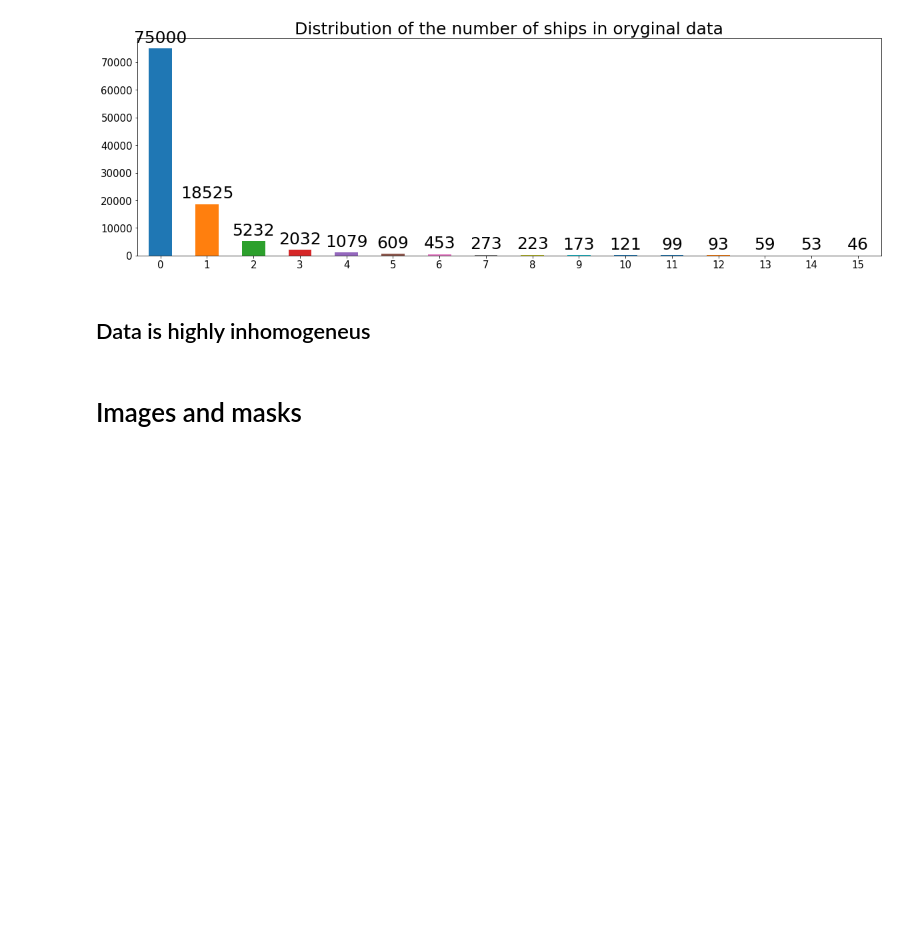
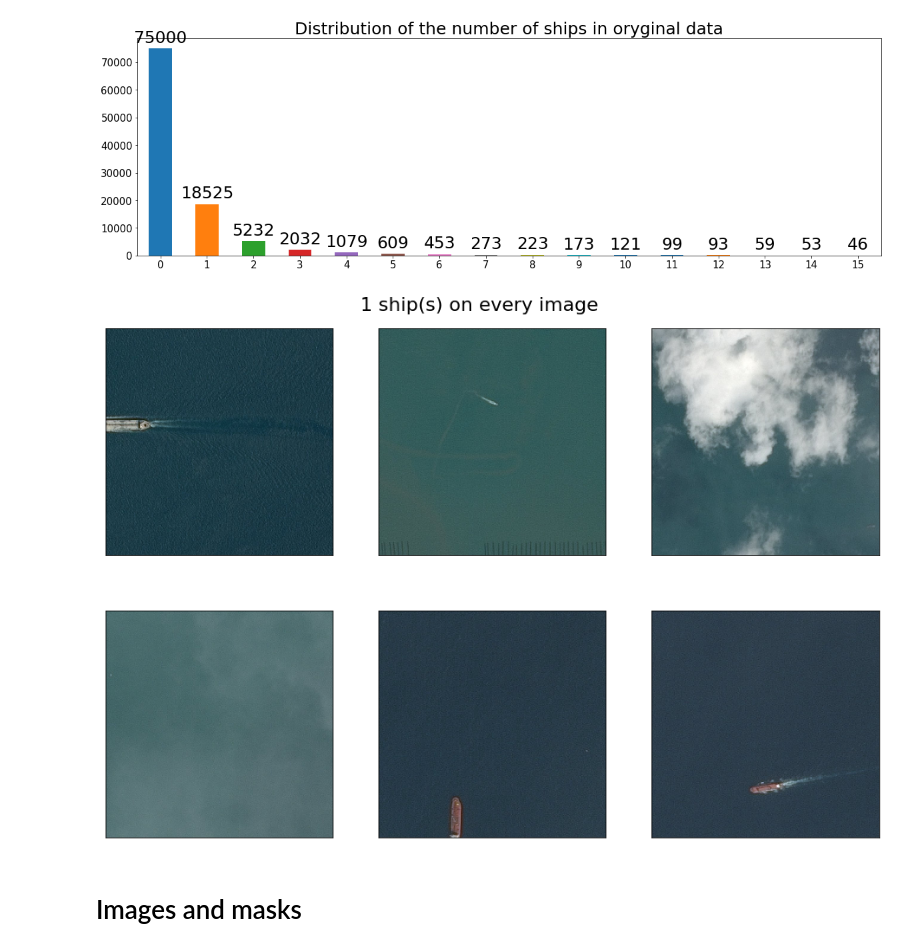
Before and after one commit to FallenApart/temp-for-interview, a Jupyter notebook: airbus-slideshows.ipynb, the cells around one changed output. Drawn from its saved outputs; the diff is of its cells as text; code cells hidden in the pictures; blank space fills up the shorter version.

```diff
--- a/airbus-slideshows.ipynb
+++ b/airbus-slideshows.ipynb
@@ -108,8 +108,29 @@ plt.title('Distribution of the number of ships in oryginal data', fontsize=25)
 plt.show()
 # %% [output]
 [figure]
-# %% [markdown]
-## Data is highly inhomogeneus
+# %%
+df_with_ships = df.loc[~df['EncodedPixels'].isna()]
+df_imgId_count = df_with_ships.groupby(['ImageId']).size().reset_index(name='count')
+imgs_group_by_no_of_ships = [df_imgId_count.loc[df_imgId_count['count'] == i] for i in range(1, 16)]
+
+def six_rand_imgs(no_of_ships):
+
+    df = imgs_group_by_no_of_ships[no_of_ships - 1]
+
+    fig, axes = plt.subplots(2, 3, figsize = (16, 11), subplot_kw={'xticks': [], 'yticks': []})
+
+    for ax in axes.flat:
+        rand_index = int(np.random.uniform(0, df.shape[0]))
+        some_img_name = df.iloc[rand_index]['ImageId']
+        some_img_path = os.path.join(TRAIN_DATA, some_img_name)
+        image = imageio.imread(some_img_path)
+        ax.imshow(image)
+    plt.suptitle('{} ship(s) on every image'.format(no_of_ships), fontsize=22, y=0.92)
+    plt.show()
+# %%
+six_rand_imgs(1)
+# %% [output]
+[figure, added]
 # %% [markdown]
 # Images and masks
 # %%
```
